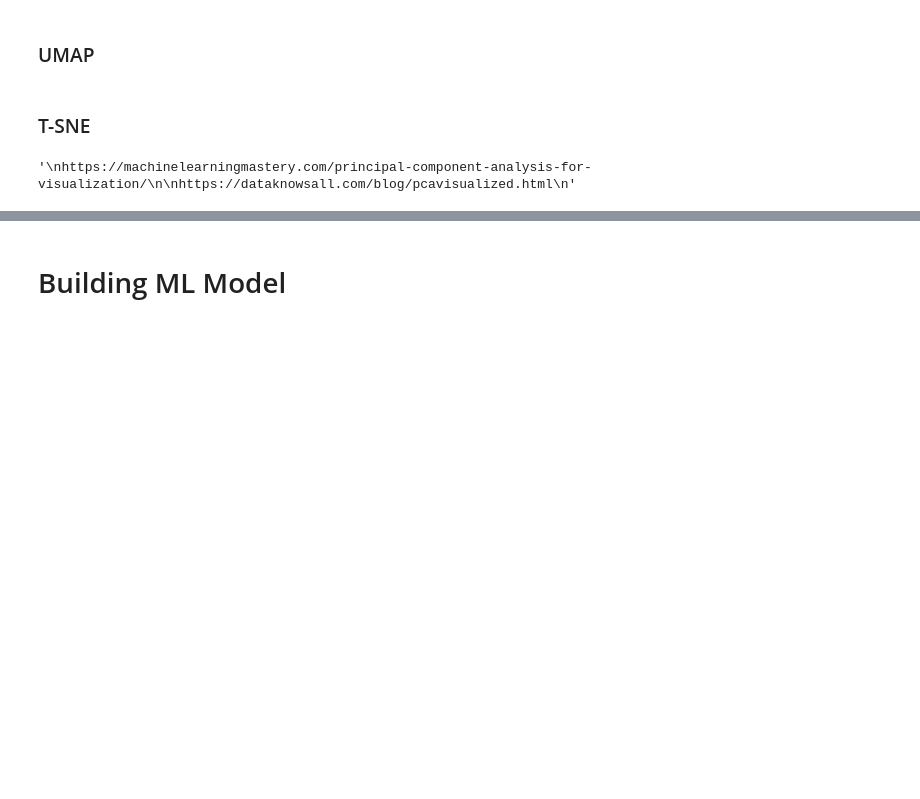
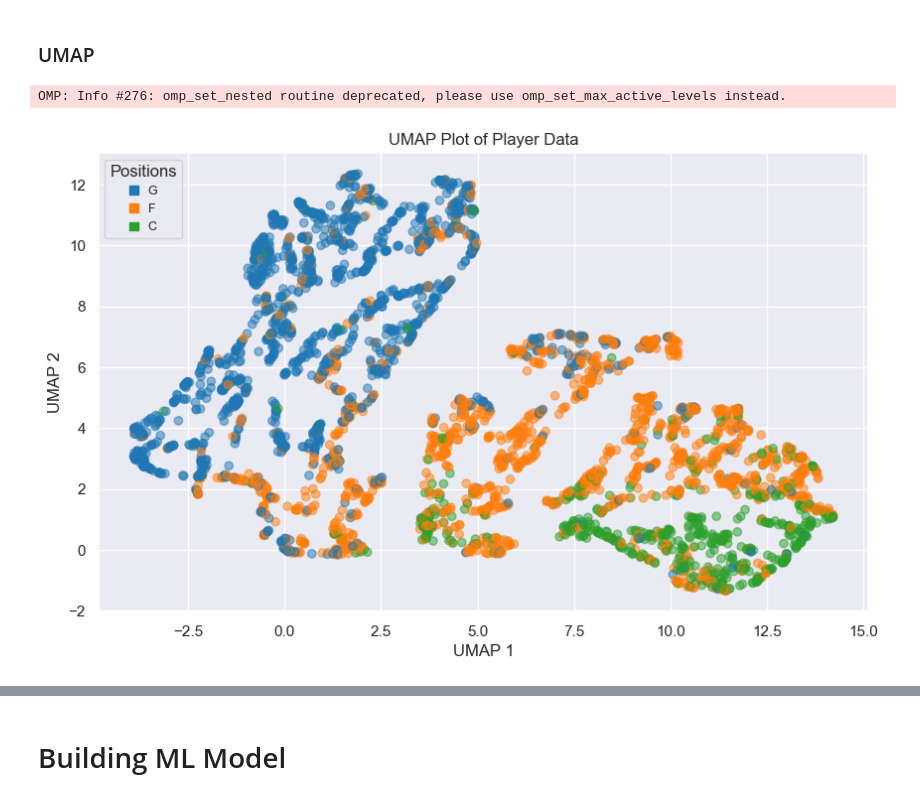
Before and after one commit to danielliu2707/positionn, a Jupyter notebook: physical_dimensions.ipynb, the cells around one changed output, grey strips where cells are left out. Cells and saved outputs as stored; diff of their text form; code cells hidden in the pictures; blank space fills up the shorter version.

```diff
--- a/physical_dimensions.ipynb
+++ b/physical_dimensions.ipynb
@@ -284,13 +312,15 @@ plt.legend(handles=handles, title='Positions',handlelength = 0.7)
 # %% [markdown]
 ### UMAP
-# %% [markdown]
-### T-SNE
-# %%
-# Overall conclusions from visualisation - Would a simple or complex model be required?
-"""
-https://machinelearningmastery.com/principal-component-analysis-for-visualization/
-
-https://dataknowsall.com/blog/pcavisualized.html
-"""
-# %% [output]
-'\nhttps://machinelearningmastery.com/principal-component-analysis-for-visualization/\n\nhttps://dataknowsall.com/blog/pcavisualized.html\n'
+# %%
+import umap
+import matplotlib.pyplot as plt
+
+# Assuming you have a dataset X
+reducer = umap.UMAP(n_components=2)
+umap_data = reducer.fit_transform(dim_player_data.drop('position', axis = 1))
+# %% [output]
+OMP: Info #276: omp_set_nested routine deprecated, please use omp_set_max_active_levels instead.
+# %%
+plot_dim_reduction(umap_data, "UMAP 1", "UMAP 2", "UMAP Plot of Player Data", colors, handles)
+# %% [output]
+[figure, added]
```
Also changed, not shown: parts of 21 cells of this notebook.
